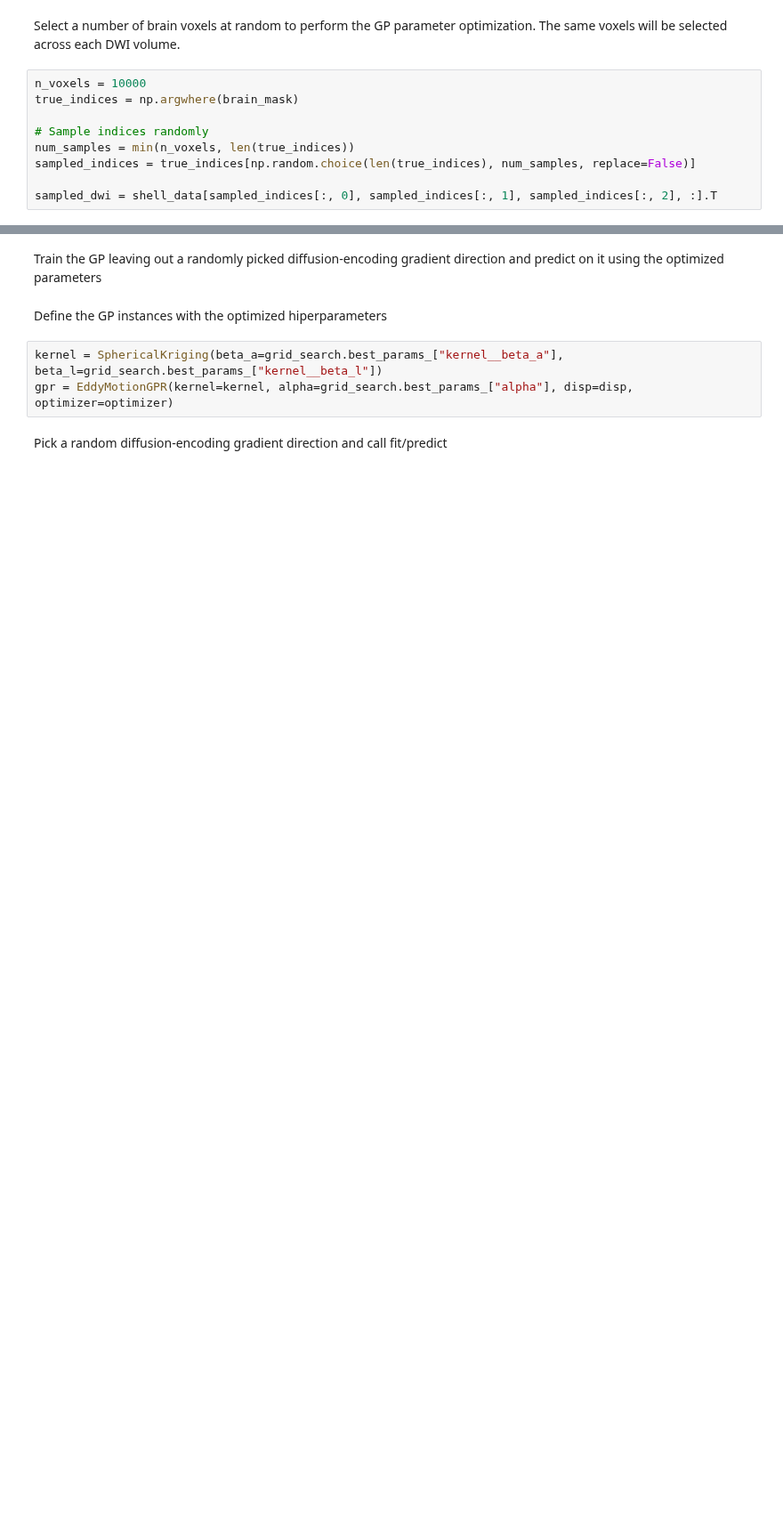
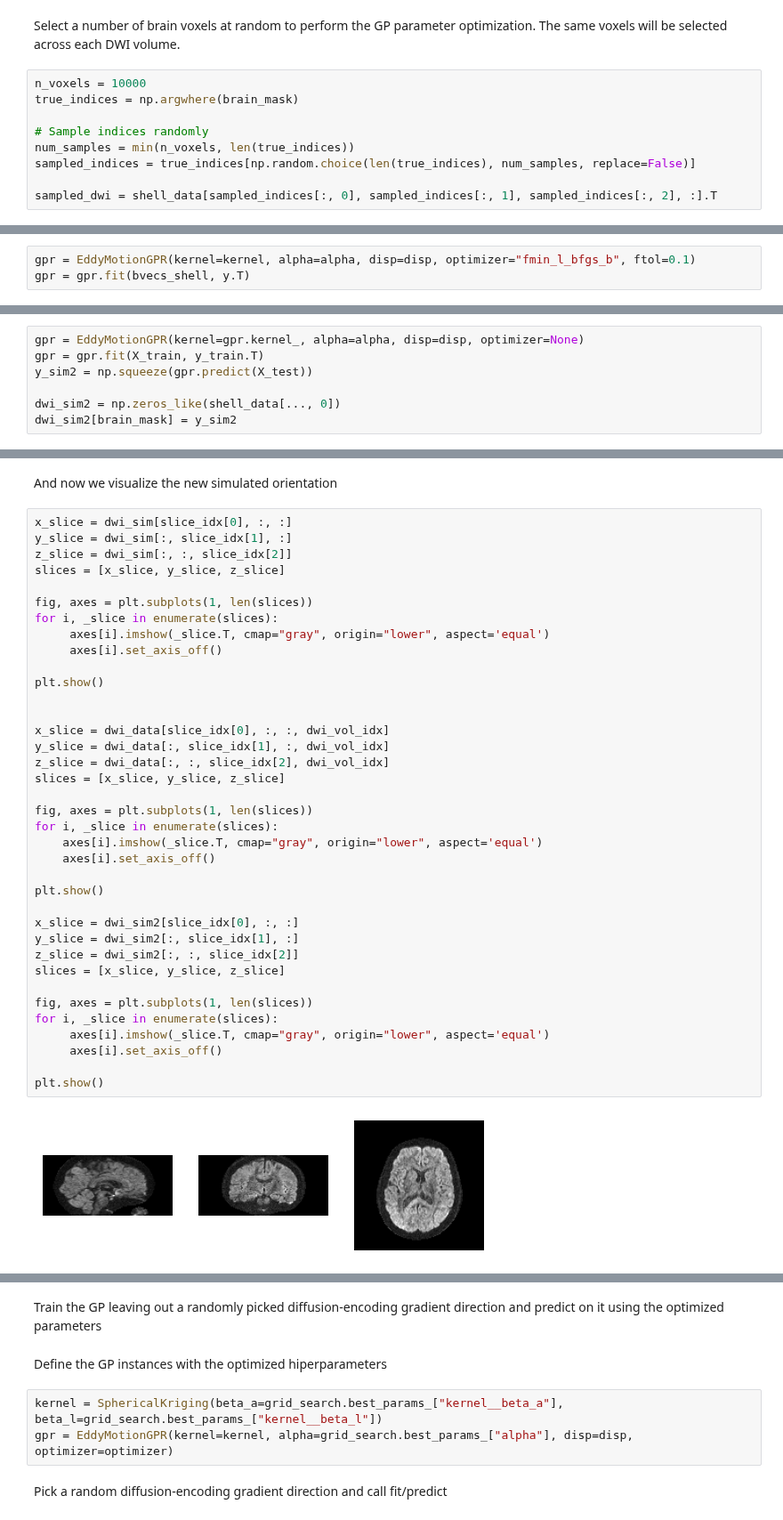
Before and after one commit to nipreps/eddymotion, a Jupyter notebook: docs/notebooks/dwi_gp_estimation.ipynb, the cells around one changed output, grey strips where cells are left out. Shown at 89% size. Saved outputs shown, nothing was run; the diff lists cells and outputs as text; blank space fills up the shorter version.

```diff
--- a/docs/notebooks/dwi_gp_estimation.ipynb
+++ b/docs/notebooks/dwi_gp_estimation.ipynb
@@ -129,0 +153,3 @@ sampled_dwi = shell_data[sampled_indices[:, 0], sampled_indices[:, 1], sampled_i
+# %%
+gpr = EddyMotionGPR(kernel=kernel, alpha=alpha, disp=disp, optimizer="fmin_l_bfgs_b", ftol=0.1)
+gpr = gpr.fit(bvecs_shell, y.T)
@@ -129,0 +183,7 @@ sampled_dwi = shell_data[sampled_indices[:, 0], sampled_indices[:, 1], sampled_i
+# %%
+gpr = EddyMotionGPR(kernel=gpr.kernel_, alpha=alpha, disp=disp, optimizer=None)
+gpr = gpr.fit(X_train, y_train.T)
+y_sim2 = np.squeeze(gpr.predict(X_test))
+
+dwi_sim2 = np.zeros_like(shell_data[..., 0])
+dwi_sim2[brain_mask] = y_sim2
@@ -129,0 +203,41 @@ sampled_dwi = shell_data[sampled_indices[:, 0], sampled_indices[:, 1], sampled_i
+# %% [markdown]
+And now we visualize the new simulated orientation
+# %%
+x_slice = dwi_sim[slice_idx[0], :, :]
+y_slice = dwi_sim[:, slice_idx[1], :]
+z_slice = dwi_sim[:, :, slice_idx[2]]
+slices = [x_slice, y_slice, z_slice]
+
+fig, axes = plt.subplots(1, len(slices))
+for i, _slice in enumerate(slices):
+     axes[i].imshow(_slice.T, cmap="gray", origin="lower", aspect='equal')
+     axes[i].set_axis_off()
+
+plt.show()
+
+
+x_slice = dwi_data[slice_idx[0], :, :, dwi_vol_idx]
+y_slice = dwi_data[:, slice_idx[1], :, dwi_vol_idx]
+z_slice = dwi_data[:, :, slice_idx[2], dwi_vol_idx]
+slices = [x_slice, y_slice, z_slice]
+
+fig, axes = plt.subplots(1, len(slices))
+for i, _slice in enumerate(slices):
+    axes[i].imshow(_slice.T, cmap="gray", origin="lower", aspect='equal')
+    axes[i].set_axis_off()
+
+plt.show()
+
+x_slice = dwi_sim2[slice_idx[0], :, :]
+y_slice = dwi_sim2[:, slice_idx[1], :]
+z_slice = dwi_sim2[:, :, slice_idx[2]]
+slices = [x_slice, y_slice, z_slice]
+
+fig, axes = plt.subplots(1, len(slices))
+for i, _slice in enumerate(slices):
+     axes[i].imshow(_slice.T, cmap="gray", origin="lower", aspect='equal')
+     axes[i].set_axis_off()
+
+plt.show()
+# %% [output]
+[figure, added]
```
Also changed, not shown: parts of 23 cells of this notebook.
